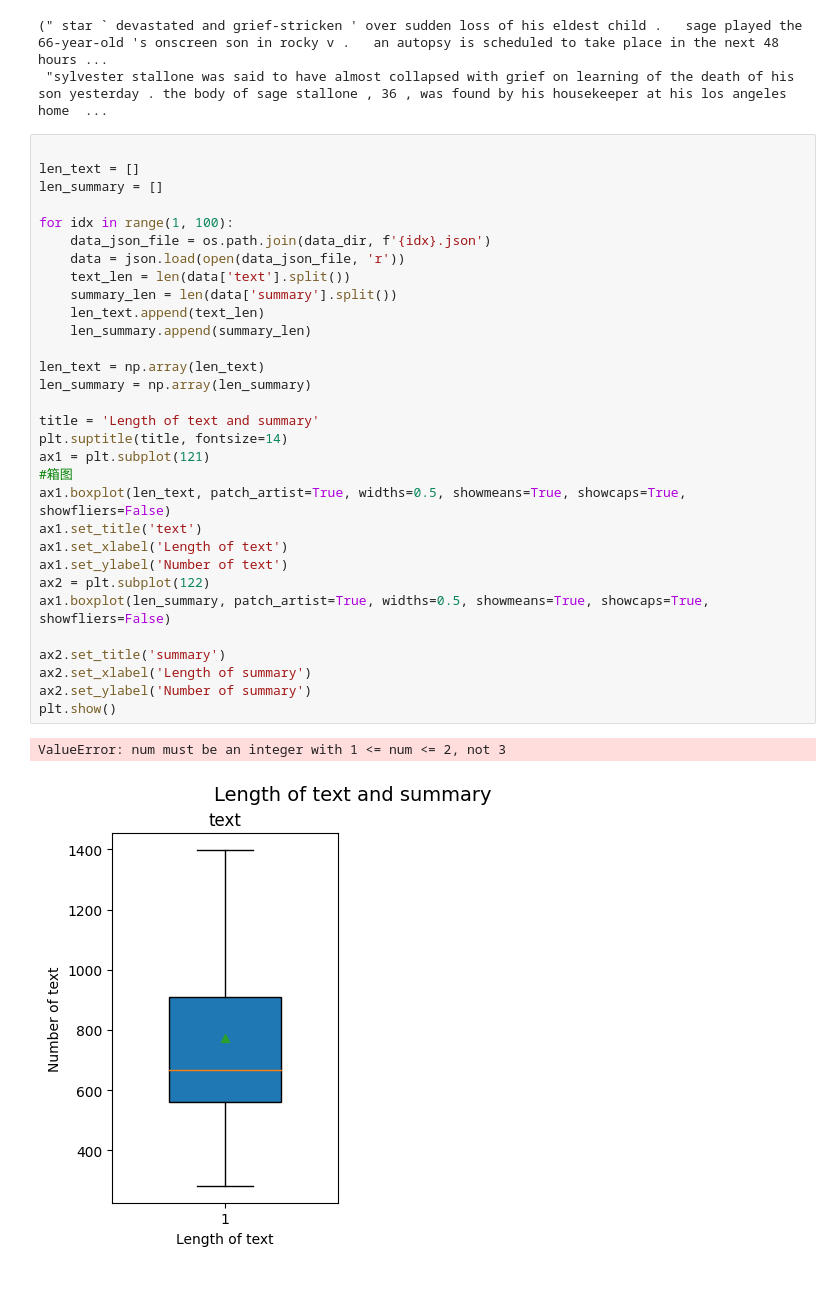
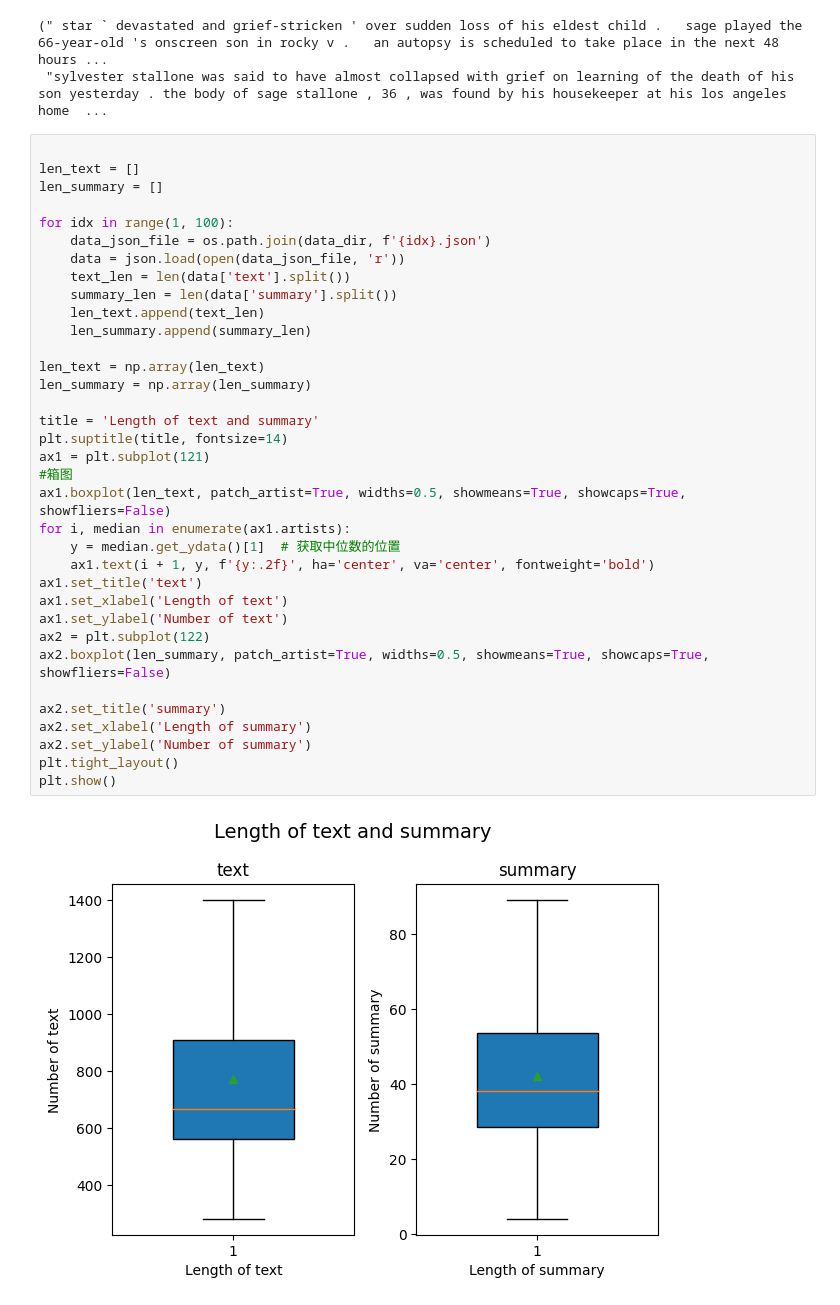
Before and after one commit to jiuzheyishi/DSgame, a Jupyter notebook: statistic.ipynb, the cells around one changed output. Cells and saved outputs as stored; diff of their text form.

```diff
--- a/statistic.ipynb
+++ b/statistic.ipynb
@@ -19,33 +19,36 @@ data['summary'], data['text']
 
 len_text = []
 len_summary = []
 
 for idx in range(1, 100):
     data_json_file = os.path.join(data_dir, f'{idx}.json')
     data = json.load(open(data_json_file, 'r'))
     text_len = len(data['text'].split())
     summary_len = len(data['summary'].split())
     len_text.append(text_len)
     len_summary.append(summary_len)
 
 len_text = np.array(len_text)
 len_summary = np.array(len_summary)
 
 title = 'Length of text and summary'
 plt.suptitle(title, fontsize=14)
 ax1 = plt.subplot(121)
 #箱图
 ax1.boxplot(len_text, patch_artist=True, widths=0.5, showmeans=True, showcaps=True, showfliers=False)
+for i, median in enumerate(ax1.artists):
+    y = median.get_ydata()[1]  # 获取中位数的位置
+    ax1.text(i + 1, y, f'{y:.2f}', ha='center', va='center', fontweight='bold')
 ax1.set_title('text')
 ax1.set_xlabel('Length of text')
 ax1.set_ylabel('Number of text')
 ax2 = plt.subplot(122)
-ax1.boxplot(len_summary, patch_artist=True, widths=0.5, showmeans=True, showcaps=True, showfliers=False)
+ax2.boxplot(len_summary, patch_artist=True, widths=0.5, showmeans=True, showcaps=True, showfliers=False)
 
 ax2.set_title('summary')
 ax2.set_xlabel('Length of summary')
 ax2.set_ylabel('Number of summary')
+plt.tight_layout()
 plt.show()
 # %% [output]
-ValueError: num must be an integer with 1 <= num <= 2, not 3
-[figure, old version]
+[figure, new version]
```
Also changed, not shown: 3 other files.
